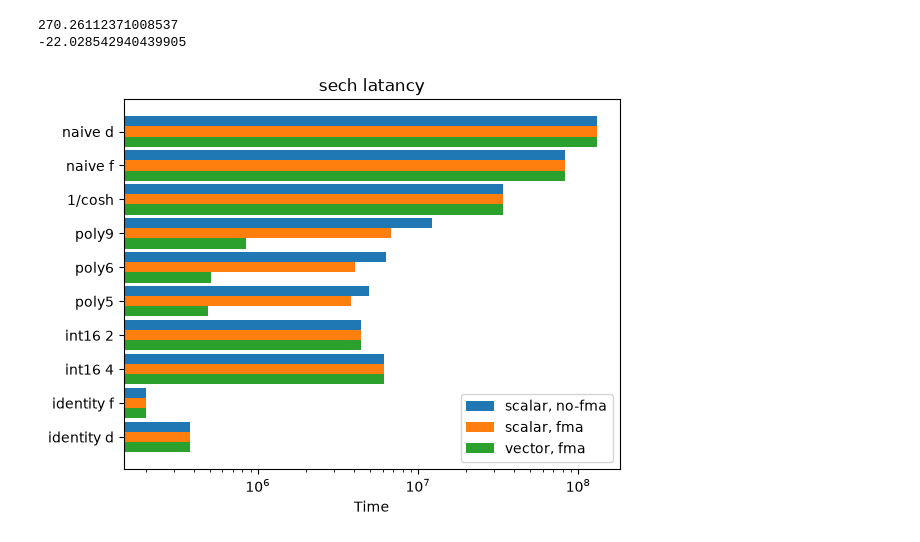
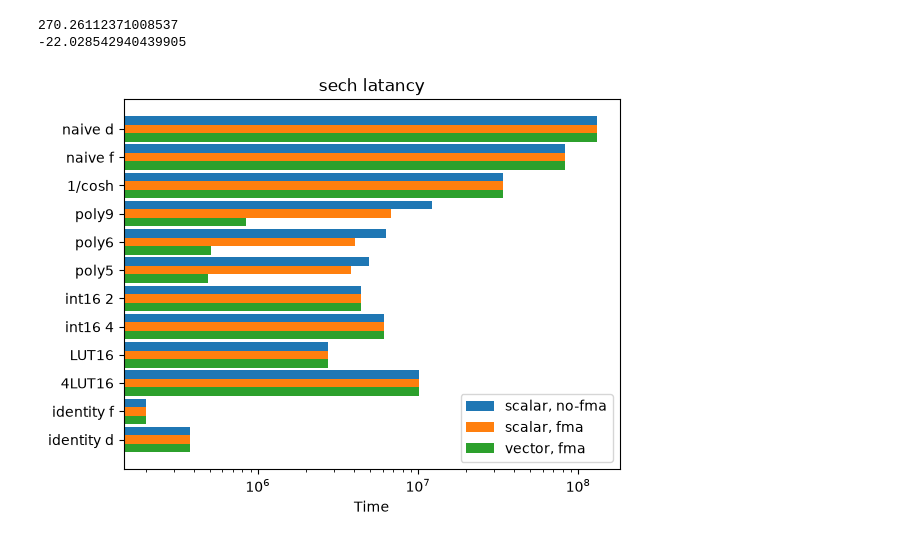
Before and after one commit to VinInn/pyTools, a Jupyter notebook: sechSpeed.ipynb, the cells around one changed output. Saved outputs shown, nothing was run; the diff lists cells and outputs as text; code cells hidden in the pictures.

```diff
--- a/sechSpeed.ipynb
+++ b/sechSpeed.ipynb
@@ -21,42 +21,48 @@ from decimal import Decimal
 #import scipy.special as sps
 # %%
 
-sech = ('naive d','naive f', '1/cosh', 'poly9', 'poly6', 'poly5','int16 2','int16 4','identity f','identity d')
+sech = ('naive d','naive f', '1/cosh', 'poly9', 'poly6', 'poly5','int16 2','int16 4','LUT16', '4LUT16' ,'identity f','identity d')
 nofma = [ 1.3135010459999998e+08,  8.2233252444444403e+07,  3.3874960571428582e+07,
          1.2261211175438594e+07,  6.3145322342342352e+06,  4.9083799370629415e+06,
-         4.3914077798742149e+06, 6.1535040614035027e+06,  2.0100182969557730e+05, 3.7555746030042833e+05]
+         4.3914077798742149e+06, 6.1535040614035027e+06,
+         2.7213558287937697e+06,  1.0148788086956525e+07,
+         2.0100182969557730e+05, 3.7555746030042833e+05]
 fma = [ 1.3092979140000001e+08,  8.225e+07,  3.3877363761904769e+07,
        6.7678487087378614e+06,  4.0623205581395361e+06,  3.8268466413043500e+06,
-       4.3914077798742149e+06, 6.1535040614035027e+06,  2.0101312205628952e+05, 3.7555746030042833e+05]
+       4.3914077798742149e+06, 6.1535040614035027e+06,
+       2.7213558287937697e+06,  1.0148788086956525e+07,
+       2.0101312205628952e+05, 3.7555746030042833e+05]
 vector = [ 1.3102647820000000e+08,  8.2177334000000030e+07,  3.3863212714285724e+07,
           8.4615814752116054e+05,  5.0772656780275604e+05,  4.8481437656033272e+05,
-          4.3914077798742149e+06, 6.1535040614035027e+06,  2.0102147271682962e+05, 3.7555746030042833e+05]
+          4.3914077798742149e+06, 6.1535040614035027e+06,
+          2.7213558287937697e+06,  1.0148788086956525e+07,
+          2.0102147271682962e+05, 3.7555746030042833e+05]
 
 
 print(vector[0]/vector[5])
 print((vector[0]-vector[7])/(vector[5]-vector[7]))
 
 
 # error = [0.2, 0.4, 0.3, 0.6, 0.2]
 
 x = np.arange(len(sech))  # the label locations
 width = 0.3  # the width of a bar
 
 fig, ax = plt.subplots()
 ax.barh(x-width, nofma, width, align='center', label='scalar, no-fma')
 ax.barh(x, fma, width, align='center', label='scalar, fma')
 ax.barh(x+width, vector, width, align='center', label='vector, fma')
 ax.yaxis.set_inverted(True)  # arrange data from top to bottom
 plt.xscale("log")
 ax.set_yticks(x,sech)
 ax.set_xlabel('Time')
 ax.set_title('sech latancy')
 ax.legend()
 
 plt.show()
 # %% [output]
 270.26112371008537
 -22.028542940439905
-[figure, old version]
+[figure, new version]
 # %%
 
```
Also changed, not shown: parts of 1 cell of this notebook.
